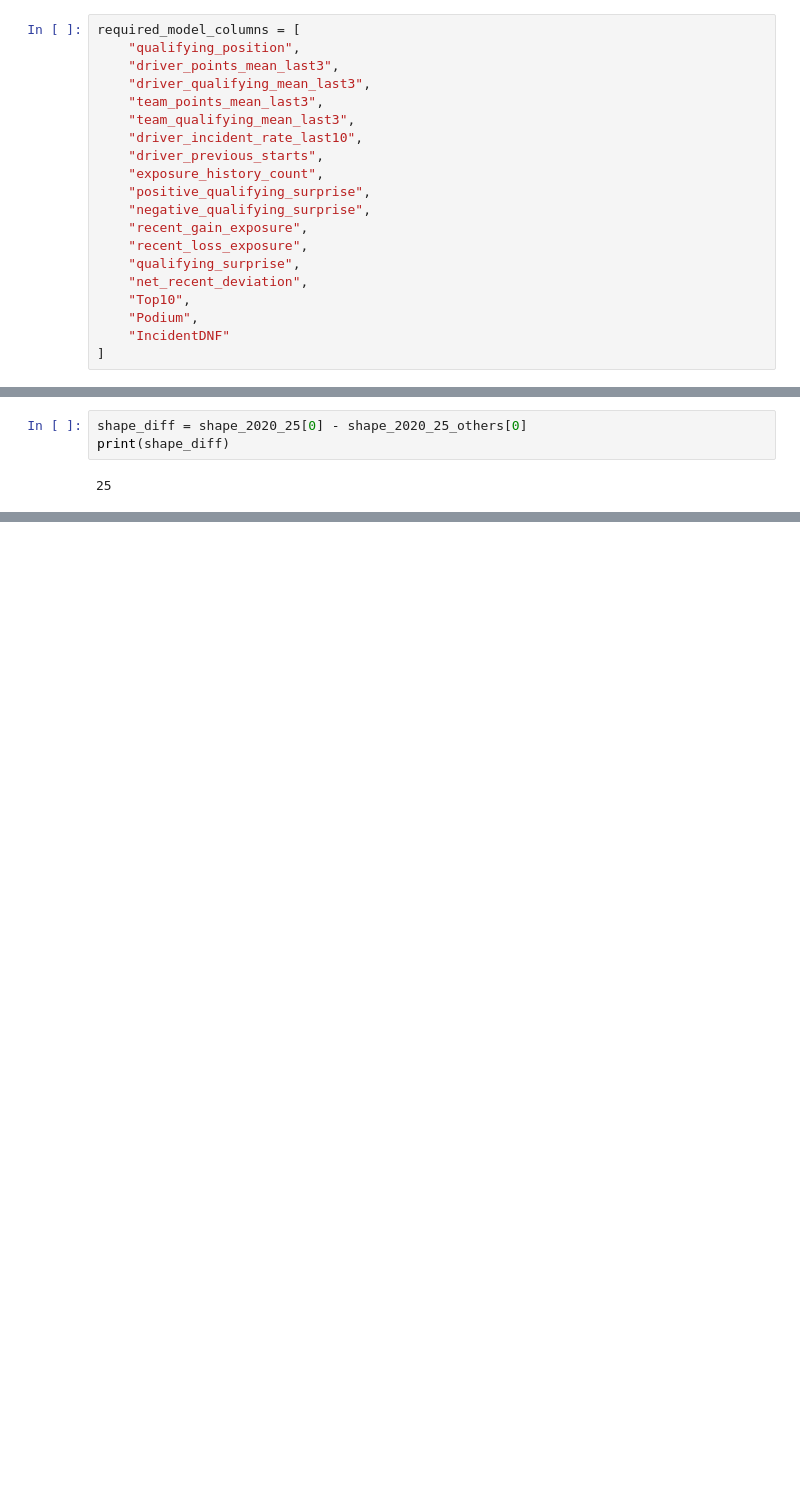
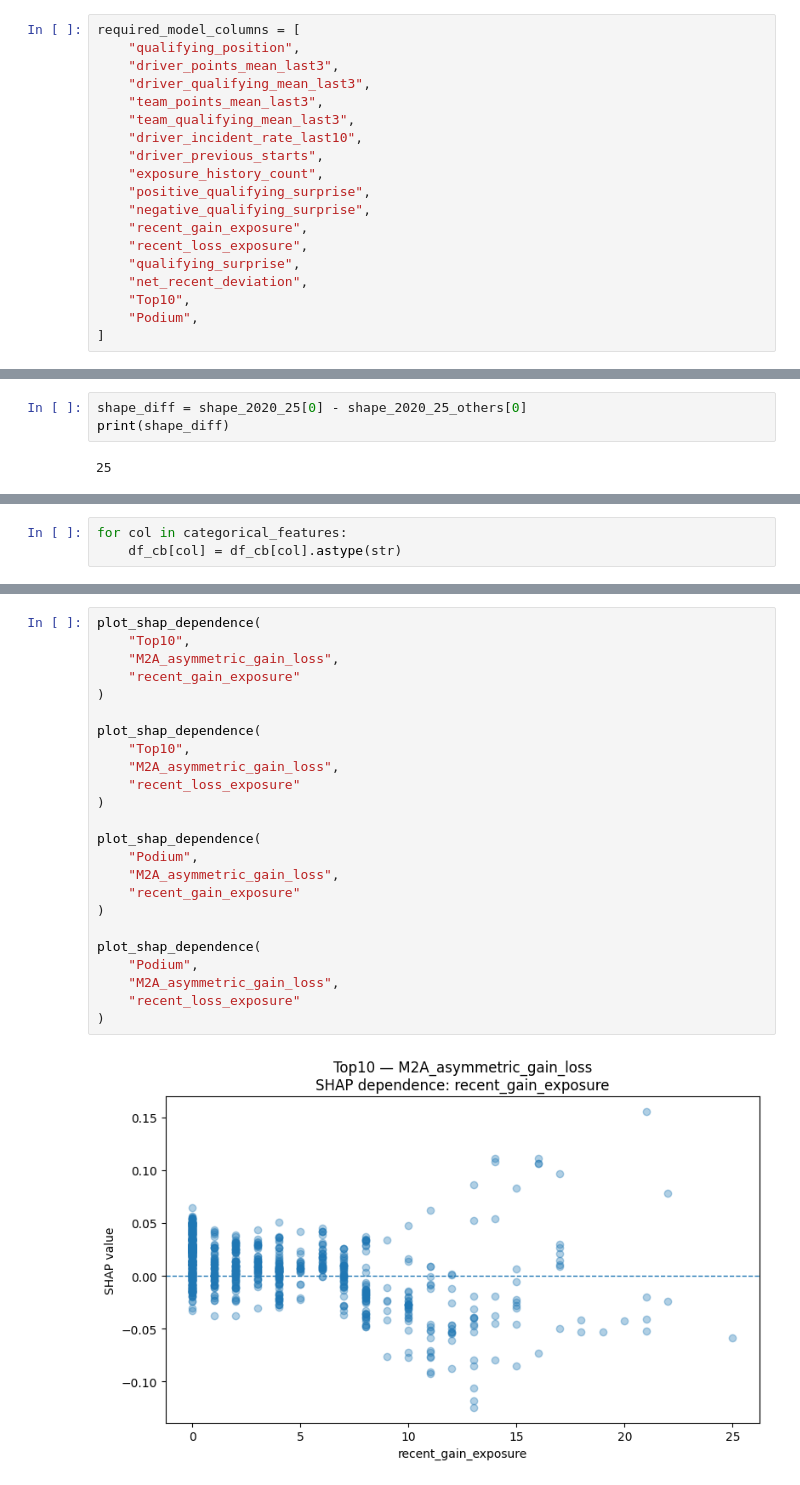
Before and after one commit to felipevalencla/ML-formula-one-expectation-relative-asymmetry, a Jupyter notebook: F1_experiments.ipynb, the cells around one changed output, grey strips where cells are left out. Saved outputs shown, nothing was run; the diff lists cells and outputs as text; blank space fills up the shorter version.

```diff
--- a/F1_experiments.ipynb
+++ b/F1_experiments.ipynb
@@ -35,5 +59,4 @@ required_model_columns = [
     "net_recent_deviation",
     "Top10",
     "Podium",
-    "IncidentDNF"
 ]
@@ -205,0 +522,3 @@ M4_symmetric
+# %%
+for col in categorical_features:
+    df_cb[col] = df_cb[col].astype(str)
@@ -205,0 +3150,26 @@ M4_symmetric
+# %%
+plot_shap_dependence(
+    "Top10",
+    "M2A_asymmetric_gain_loss",
+    "recent_gain_exposure"
+)
+
+plot_shap_dependence(
+    "Top10",
+    "M2A_asymmetric_gain_loss",
+    "recent_loss_exposure"
+)
+
+plot_shap_dependence(
+    "Podium",
+    "M2A_asymmetric_gain_loss",
+    "recent_gain_exposure"
+)
+
+plot_shap_dependence(
+    "Podium",
+    "M2A_asymmetric_gain_loss",
+    "recent_loss_exposure"
+)
+# %% [output]
+[figure, added]
```
Also changed, not shown: parts of 95 cells of this notebook, 17 other files.
